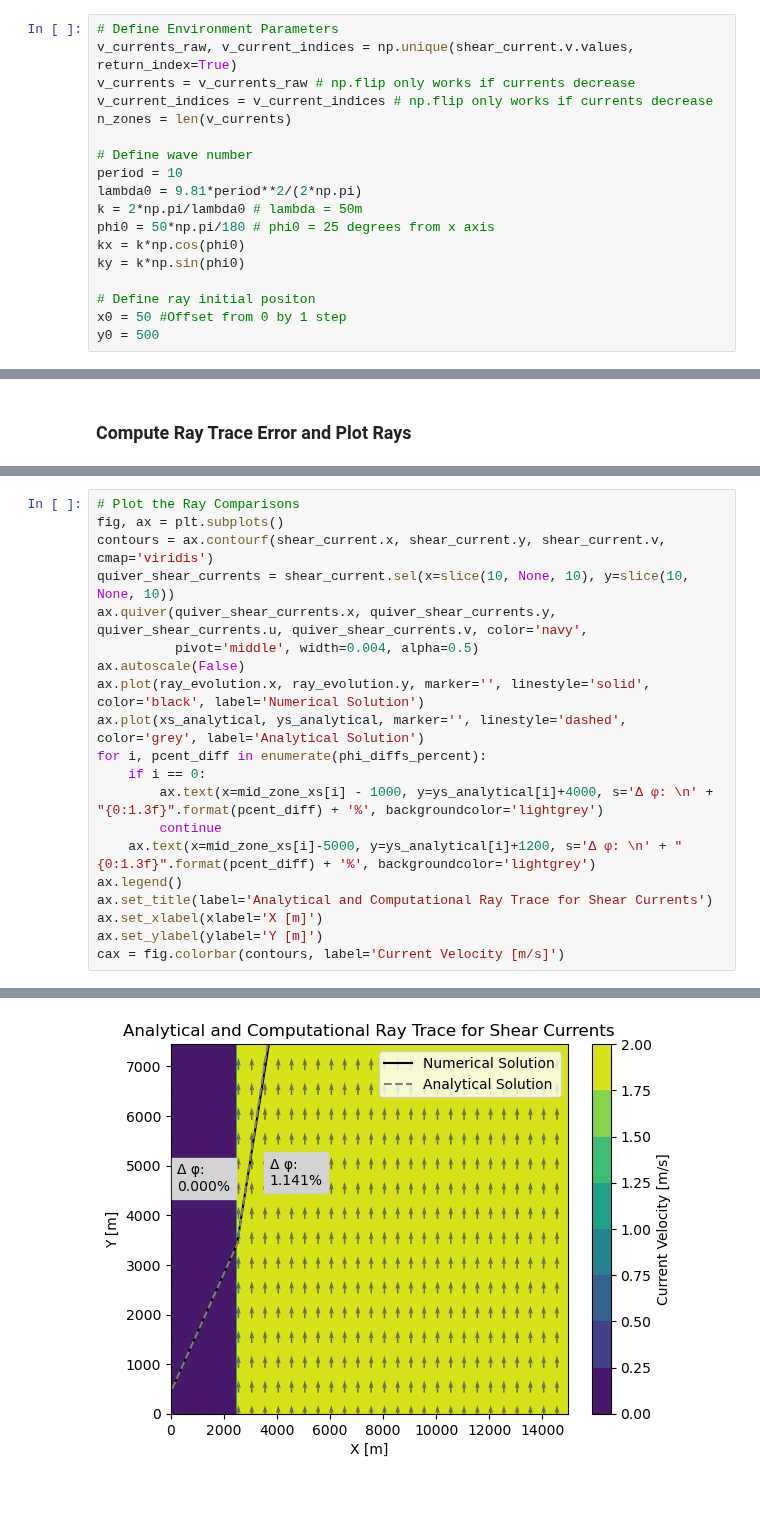
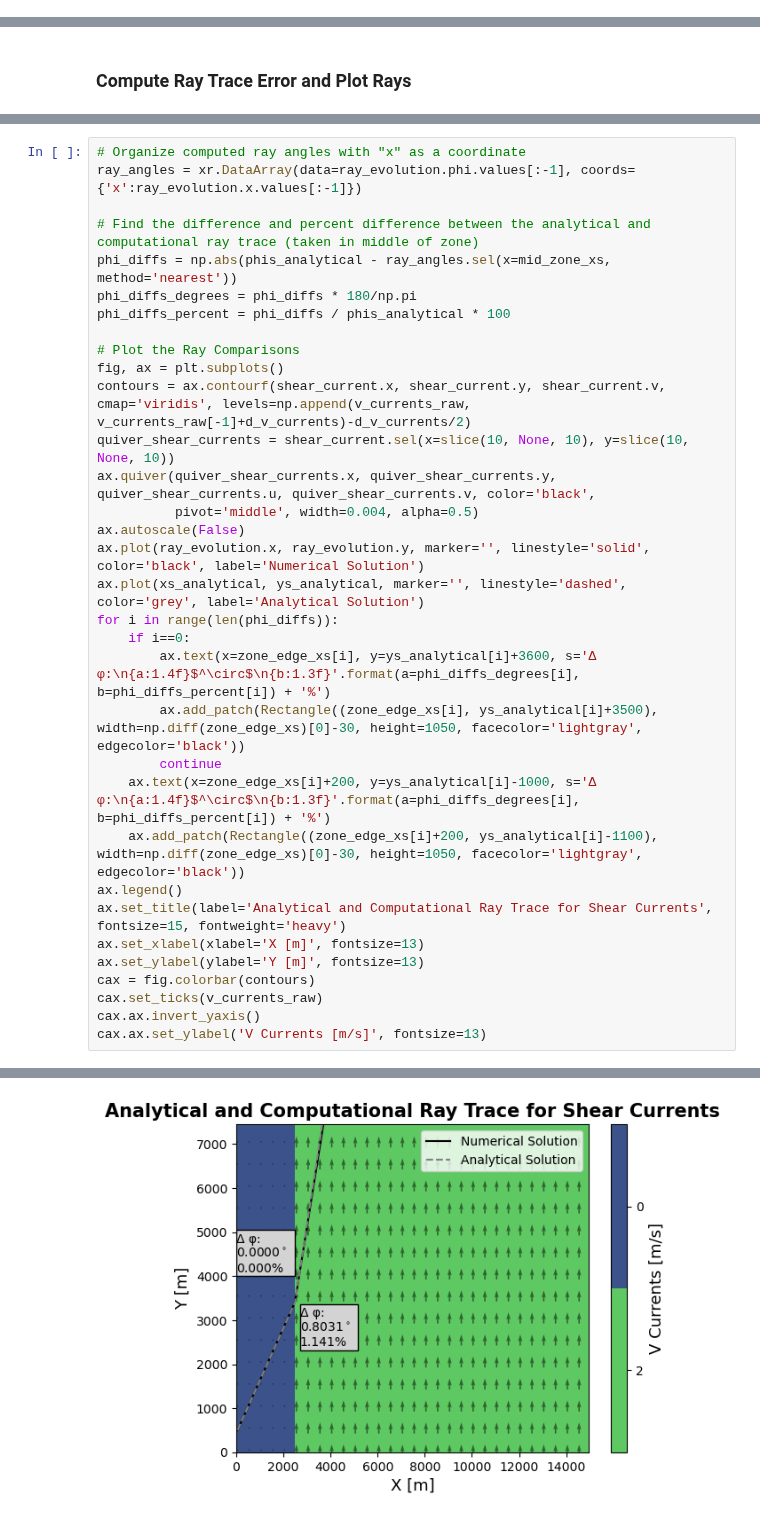
Before and after one commit to mines-oceanography/mantaray, a Jupyter notebook: notebooks/theoretical_comparison/snells_law_verification.ipynb, the cells around one changed output, grey strips where cells are left out. Saved outputs shown, nothing was run; the diff lists cells and outputs as text; blank space fills up the shorter version.

Commit message:
Update comments, markdown cells, and plot formatting, and remove use of np.flip()

```diff
--- a/notebooks/theoretical_comparison/snells_law_verification.ipynb
+++ b/notebooks/theoretical_comparison/snells_law_verification.ipynb
@@ -249,19 +279 @@ Text(0.5, 1.0, 'V Current')
-# %%
-# Define Environment Parameters
-v_currents_raw, v_current_indices = np.unique(shear_current.v.values, return_index=True)
-v_currents = v_currents_raw # np.flip only works if currents decrease
-v_current_indices = v_current_indices # np.flip only works if currents decrease
-n_zones = len(v_currents)
-
-# Define wave number
-period = 10
-lambda0 = 9.81*period**2/(2*np.pi)
-k = 2*np.pi/lambda0 # lambda = 50m
-phi0 = 50*np.pi/180 # phi0 = 25 degrees from x axis
-kx = k*np.cos(phi0)
-ky = k*np.sin(phi0)
-
-# Define ray initial positon
-x0 = 50 #Offset from 0 by 1 step
-y0 = 500
 # %%
@@ -301,21 +301,34 @@ Ray Trace Angle Percent Difference from Theory: [0.        1.1411055] %
 # %%
+# Organize computed ray angles with "x" as a coordinate
+ray_angles = xr.DataArray(data=ray_evolution.phi.values[:-1], coords={'x':ray_evolution.x.values[:-1]})
+
+# Find the difference and percent difference between the analytical and computational ray trace (taken in middle of zone)
+phi_diffs = np.abs(phis_analytical - ray_angles.sel(x=mid_zone_xs, method='nearest'))
+phi_diffs_degrees = phi_diffs * 180/np.pi
+phi_diffs_percent = phi_diffs / phis_analytical * 100
+
 # Plot the Ray Comparisons
 fig, ax = plt.subplots()
-contours = ax.contourf(shear_current.x, shear_current.y, shear_current.v, cmap='viridis')
+contours = ax.contourf(shear_current.x, shear_current.y, shear_current.v, cmap='viridis', levels=np.append(v_currents_raw, v_currents_raw[-1]+d_v_currents)-d_v_currents/2)
 quiver_shear_currents = shear_current.sel(x=slice(10, None, 10), y=slice(10, None, 10))
-ax.quiver(quiver_shear_currents.x, quiver_shear_currents.y, quiver_shear_currents.u, quiver_shear_currents.v, color='navy',
+ax.quiver(quiver_shear_currents.x, quiver_shear_currents.y, quiver_shear_currents.u, quiver_shear_currents.v, color='black',
           pivot='middle', width=0.004, alpha=0.5)
 ax.autoscale(False)
 ax.plot(ray_evolution.x, ray_evolution.y, marker='', linestyle='solid', color='black', label='Numerical Solution')
 ax.plot(xs_analytical, ys_analytical, marker='', linestyle='dashed', color='grey', label='Analytical Solution')
-for i, pcent_diff in enumerate(phi_diffs_percent):
-    if i == 0:
-        ax.text(x=mid_zone_xs[i] - 1000, y=ys_analytical[i]+4000, s='Δ φ: \n' + "{0:1.3f}".format(pcent_diff) + '%', backgroundcolor='lightgrey')
+for i in range(len(phi_diffs)):
+    if i==0:
+        ax.text(x=zone_edge_xs[i], y=ys_analytical[i]+3600, s='Δ φ:\n{a:1.4f}$^\circ$\n{b:1.3f}'.format(a=phi_diffs_degrees[i], b=phi_diffs_percent[i]) + '%')
+        ax.add_patch(Rectangle((zone_edge_xs[i], ys_analytical[i]+3500), width=np.diff(zone_edge_xs)[0]-30, height=1050, facecolor='lightgray', edgecolor='black'))
         continue
-    ax.text(x=mid_zone_xs[i]-5000, y=ys_analytical[i]+1200, s='Δ φ: \n' + "{0:1.3f}".format(pcent_diff) + '%', backgroundcolor='lightgrey')
+    ax.text(x=zone_edge_xs[i]+200, y=ys_analytical[i]-1000, s='Δ φ:\n{a:1.4f}$^\circ$\n{b:1.3f}'.format(a=phi_diffs_degrees[i], b=phi_diffs_percent[i]) + '%')
+    ax.add_patch(Rectangle((zone_edge_xs[i]+200, ys_analytical[i]-1100), width=np.diff(zone_edge_xs)[0]-30, height=1050, facecolor='lightgray', edgecolor='black'))
 ax.legend()
-ax.set_title(label='Analytical and Computational Ray Trace for Shear Currents')
-ax.set_xlabel(xlabel='X [m]')
-ax.set_ylabel(ylabel='Y [m]')
-cax = fig.colorbar(contours, label='Current Velocity [m/s]')
+ax.set_title(label='Analytical and Computational Ray Trace for Shear Currents', fontsize=15, fontweight='heavy')
+ax.set_xlabel(xlabel='X [m]', fontsize=13)
+ax.set_ylabel(ylabel='Y [m]', fontsize=13)
+cax = fig.colorbar(contours)
+cax.set_ticks(v_currents_raw)
+cax.ax.invert_yaxis()
+cax.ax.set_ylabel('V Currents [m/s]', fontsize=13)
 # %% [output]
@@ -322 +336 @@ cax = fig.colorbar(contours, label='Current Velocity [m/s]')
-[figure, old version]
+[figure, new version]
```
Also changed, not shown: parts of 27 cells of this notebook.
